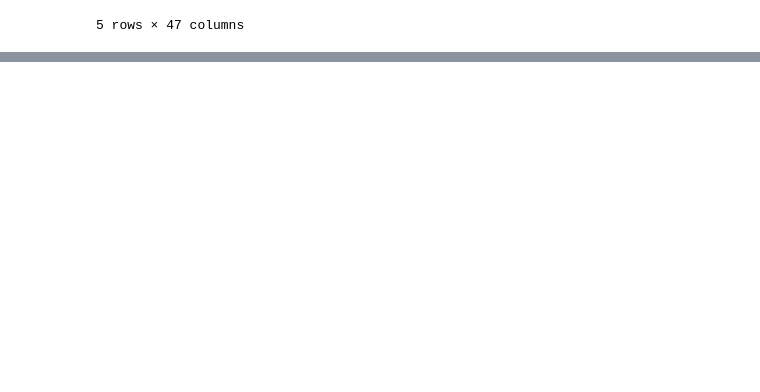
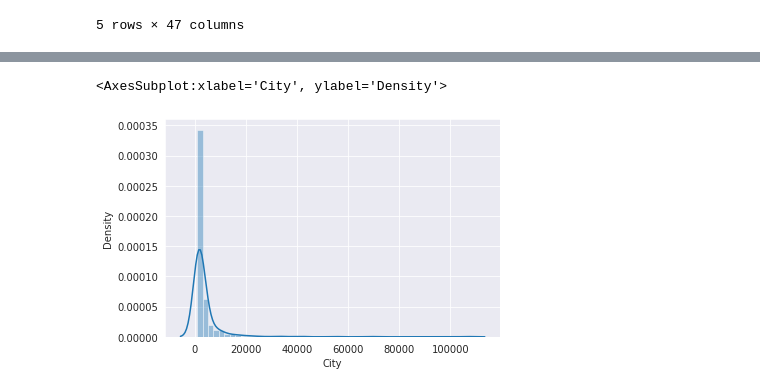
Before and after one commit to kevinlouisj/EDA_US_Accidents, a Jupyter notebook: us-accidents-eda.ipynb, the cells around one changed output, grey strips where cells are left out. Saved outputs shown, nothing was run; the diff lists cells and outputs as text; code cells hidden in the pictures; blank space fills up the shorter version.

```diff
--- a/us-accidents-eda.ipynb
+++ b/us-accidents-eda.ipynb
@@ -117,0 +281,3 @@ data_set.describe()
+# %%
+high_accident_cities = cities_by_accident[cities_by_accident > 1000]
+low_accident_cities = cities_by_accident[cities_by_accident < 1000]
@@ -117,0 +292,5 @@ data_set.describe()
+# %%
+sns.distplot(high_accident_cities)
+# %% [output]
+<AxesSubplot:xlabel='City', ylabel='Density'>
+[figure, added]
```
Also changed, not shown: parts of 22 cells of this notebook.
